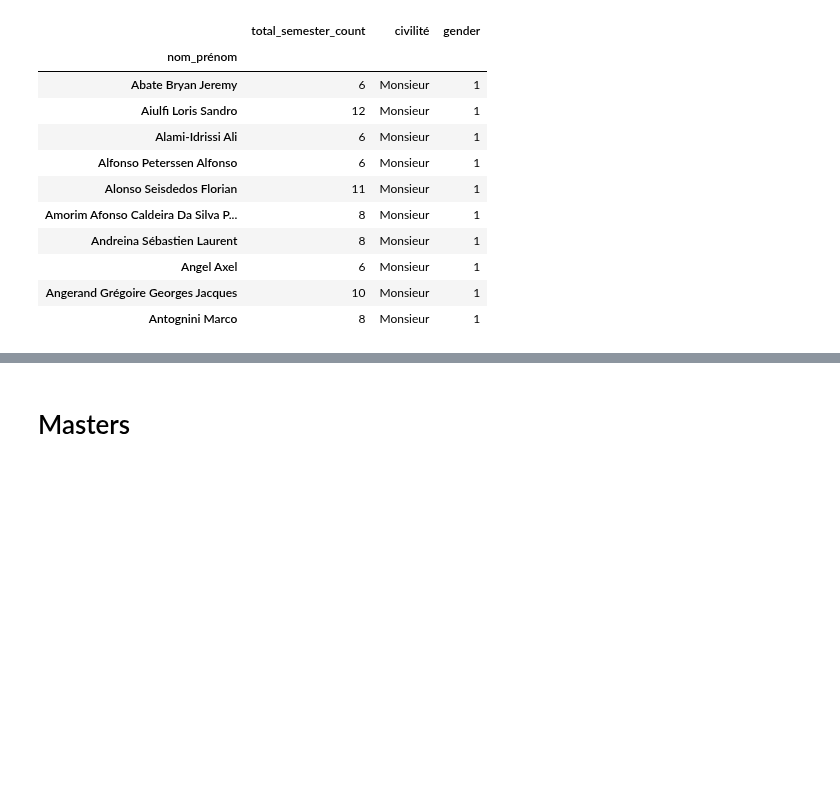
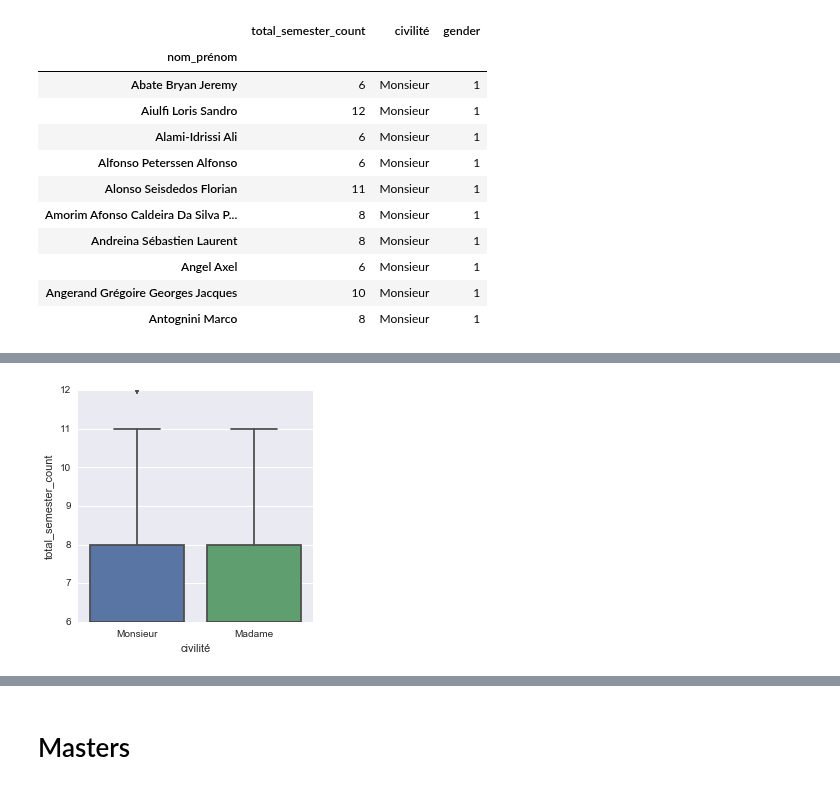
Before and after one commit to PaluchowskiMatthew/ADA-Kepler, a Jupyter notebook: 03 - Data from the Web/Get the data.ipynb, the cells around one changed output, grey strips where cells are left out. Drawn from its saved outputs; the diff is of its cells as text; code cells hidden in the pictures; blank space fills up the shorter version.

```diff
--- a/03 - Data from the Web/Get the data.ipynb
+++ b/03 - Data from the Web/Get the data.ipynb
@@ -334,0 +264,11 @@ bachelor_total["gender"].mean()
+# %%
+# As he has been away in the middle his bachelor, he seems to not be registerd in 2013/2014 and 2014/2015
+# This is a special case, so we drop him from our calculations
+
+bachelor_total.drop("Séguy Louis Marie James", inplace=True)
+# %%
+# Now the plot looks more reasonable
+
+box = sns.factorplot(x='civilité', y='total_semester_count', data=bachelor_total, kind="box")
+# %% [output]
+[figure, added]
```
Also changed, not shown: parts of 39 cells of this notebook, 1 other file.
